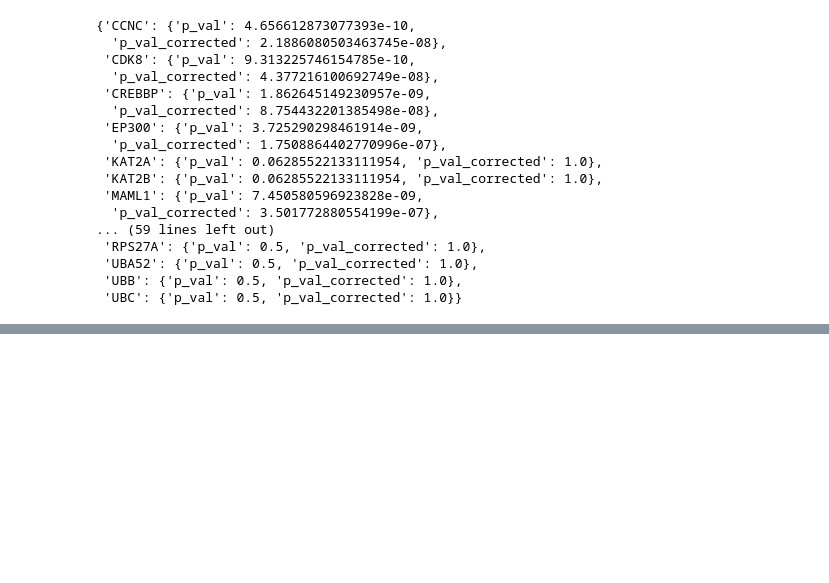
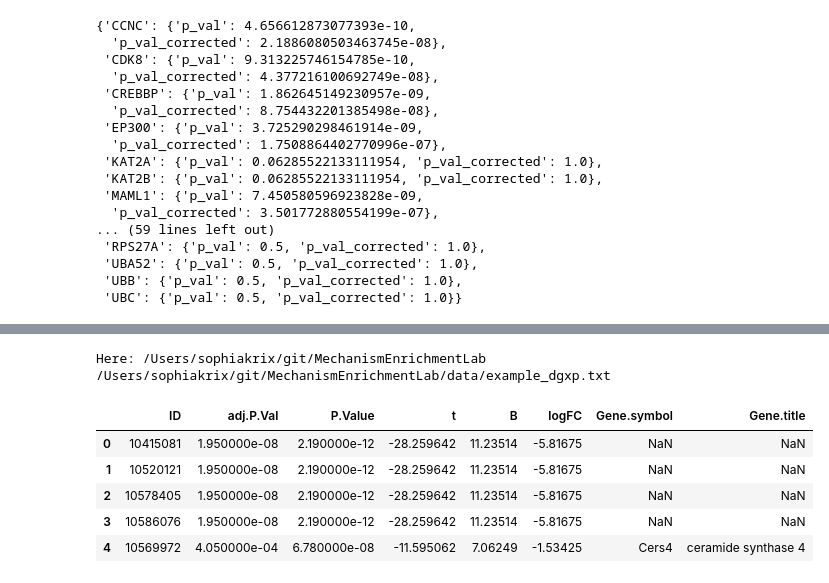
Before and after one commit to sophiakrix/MechanismEnrichmentLab, a Jupyter notebook: NetworksBiology.ipynb, the cells around one changed output, grey strips where cells are left out. Saved outputs shown, nothing was run; the diff lists cells and outputs as text; code cells hidden in the pictures; blank space fills up the shorter version.

```diff
--- a/NetworksBiology.ipynb
+++ b/NetworksBiology.ipynb
@@ -377,0 +380,27 @@ create_concordant_df(G, "/Users/sophiakrix/Desktop/Concordance_test.csv")
+# %%
+import os.path
+import pandas as pd
+
+print('Here:',os.path.abspath(os.path.dirname("__file__")))
+
+try:
+    dgxp_file = os.path.join(os.path.abspath(os.path.dirname("__file__")),'data', 'example_dgxp.txt')
+except NameError:  # We are the main py2exe script, not a module
+    import sys
+    dgxp_file = os.path.join(os.path.abspath(os.path.dirname(sys.argv[0])),'data', 'example_dgxp.txt')
+
+#dgxp_file = os.path.join(os.path.abspath(os.path.dirname(os.path.dirname(os.path.dirname(__file__)))),'data', 'example_dgxp.txt')
+print(dgxp_file)
+df = pd.read_csv(dgxp_file, sep='\t')
+# %% [output]
+Here: /Users/sophiakrix/git/MechanismEnrichmentLab
+/Users/sophiakrix/git/MechanismEnrichmentLab/data/example_dgxp.txt
+# %%
+df.head()
+# %% [output]
+|  | ID | adj.P.Val | P.Value | t | B | logFC | Gene.symbol | Gene.title |
+| 0 | 10415081 | 1.950000e-08 | 2.190000e-12 | -28.259642 | 11.23514 | -5.81675 | NaN | NaN |
+| 1 | 10520121 | 1.950000e-08 | 2.190000e-12 | -28.259642 | 11.23514 | -5.81675 | NaN | NaN |
+| 2 | 10578405 | 1.950000e-08 | 2.190000e-12 | -28.259642 | 11.23514 | -5.81675 | NaN | NaN |
+| 3 | 10586076 | 1.950000e-08 | 2.190000e-12 | -28.259642 | 11.23514 | -5.81675 | NaN | NaN |
+| 4 | 10569972 | 4.050000e-04 | 6.780000e-08 | -11.595062 | 7.06249 | -1.53425 | Cers4 | ceramide synthase 4 |
```
Also changed, not shown: parts of 17 cells of this notebook, 5 other files.
